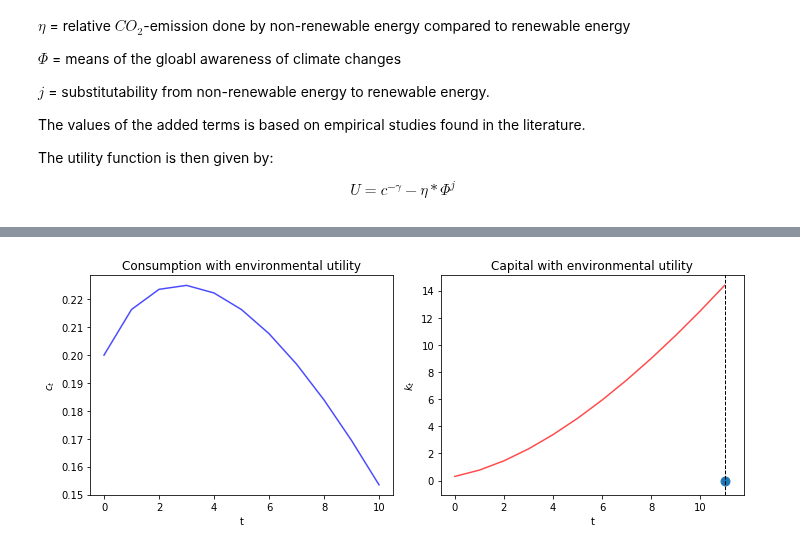
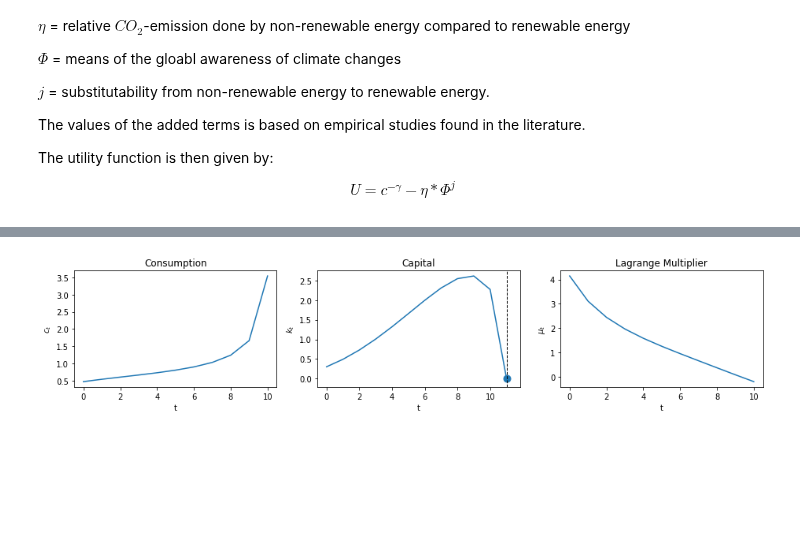
Before and after one commit to NumEconCopenhagen/projects-2020-group1, a Jupyter notebook: modelproject/modelproject.ipynb, the cells around one changed output, grey strips where cells are left out. Cells and saved outputs as stored; diff of their text form; code cells hidden in the pictures; blank space fills up the shorter version.

```diff
--- a/modelproject/modelproject.ipynb
+++ b/modelproject/modelproject.ipynb
@@ -517,49 +520,79 @@ delta=0.02
 beta=0.95
 alpha=0.33
 A=1
-epsilon=5
-theta=0.06
+epsilon=0.5
+theta=0.3
 j=0.5
 
-# Initial guesses
-T=10
-c=np.zeros(T+1) #T periods of consumption initialised to 0
-k=np.zeros(T+2) #T periods of capital initialised to 0(T+2 to include t+1 variable as well)
-k[0]=0.3 #Initial k
-c[0]=0.2 #Guess of c_0
+def bisection(c, k, gamma, delta, beta, alpha, A, tol=1e-4, max_iter=1e4, terminal=0): # Terminal is the value we are estimating towards
 
-def algorithm(c, k, gamma, delta, beta, alpha, A):
-    T = len(c)-1
-    for t in range(T):
-        k[t+1]=f(A=A, k=k[t], alpha=alpha)+(1-delta)*k[t]-c[t] # Equation 1 with inequality
-        if k[t+1]<0: #Ensuring nonnegativity
-            k[t+1]=0
-    # Equation 2: We keep in the general form to who how we would solve if we did not want to do any simplification
-        if beta*(f_prime(A=A, k=k[t+1], alpha=alpha)+(1-delta))==np.inf:
-            #Only occurs if k[t+1] is 0, in which case we will not produce anything next period, so consumption will have to go to 0
-            c[t+1]=0
-        else: c[t+1]=u_prime_inverse(u_prime(c=c[t], gamma=gamma, epsilon=epsilon, theta=theta, j=j)/(beta*(f_prime(A=A, k=k[t+1], alpha=alpha)+(1-delta))), gamma=gamma, epsilon=epsilon, theta=theta, j=j)
+    #Step 1: Initialise
+    T = len(c) - 1
+    i = 1                                    # Initial iteration
+    c_high = f(k=k[0], alpha=alpha, A=A)     # Initial high value of c
+    c_low = 0                                # Initial low value of c
 
+    path_c, path_k = algorithm(c, k, gamma, delta, beta, alpha, A)
 
-#Terminal condition calculation
-    k[T+1]=f(A=A, k=k[T], alpha=alpha)+(1-delta)*k[T]-c[T]
+    #Step 2-4: Main
+    while (np.abs((path_k[T+1] - terminal)) > tol or path_k[T] == terminal) and i < max_iter:
 
-    return c, k
+        # Step 2: Midpoint and associated value
+        c[0] = (c_high + c_low) / 2
+        path_c, path_k = algorithm(c, k, gamma, delta, beta, alpha, A)
 
-paths = algorithm(c, k, gamma, delta, beta, alpha, A)
+        # Step 3: Determine sub-interval
+        if path_k[T+1] - terminal > tol:
+            # If assets are too high the c[0] we chose is a lower bound on possible values of c[0]
+            c_low = c[0]
+        elif path_k[T+1] - terminal < -tol:
+            # If assets fell too quickly, the c[0] we chose is an upper bound on possible values of c[0]
+            c_high=c[0]
+        elif path_k[T] == terminal:
+            # If assets fell too quickly, the c[0] we chose is now an uppernbound on possible values of c[0]
+            c_high=c[0]
 
-fig, axes = plt.subplots(1, 2, figsize=(10, 4))
-colors = ['blue', 'red']
-titles = ['Consumption with environmental utility', 'Capital with environmental utility']
-ylabels = ['$c_t$', '$k_t$']
+        i += 1
 
-for path, color, title, y, ax in zip(paths, colors, titles, ylabels, axes):
-    ax.plot(path, c=color, alpha=0.7)
-    ax.set(title=title, ylabel=y, xlabel='t')
+    if np.abs(path_k[T+1] - terminal) < tol and path_k[T] != terminal:
+        print('Bisection method successful. Converged on iteration', i-1)
+    else:
+        print('Bisection method failed')
 
-ax.scatter(T+1, 0, s=80)
-ax.axvline(T+1, color='k', ls='--', lw=1)
+    u = u_prime(c=path_c, gamma=gamma, epsilon=epsilon, theta=theta, j=j)
+    return path_c, path_k, u
 
-plt.tight_layout()
-plt.show()
+    T = 10
+c = np.zeros(T+1) # T periods of consumption initialised to 0
+# T periods of capital initialised to 0. T+2 to include t+1 variable as well
+k = np.zeros(T+2)
+
+k[0] = 0.3 # Initial k
+c[0] = 0.3 # Initial guess of c_0
+
+paths = bisection(c, k, gamma, delta, beta, alpha, A)
+
+def plot_paths(paths, axes=None, ss=None):
+
+    T = len(paths[0])
+
+    if axes is None:
+        fix, axes = plt.subplots(1, 3, figsize=(13, 3))
+
+    ylabels = ['$c_t$', '$k_t$', '$\mu_t$']
+    titles = ['Consumption', 'Capital', 'Lagrange Multiplier']
+
+    for path, y, title, ax in zip(paths, ylabels, titles, axes):
+        ax.plot(path)
+        ax.set(ylabel=y, title=title, xlabel='t')
+
+    #Plotting the steady state value of k
+    if ss is not None:
+        axes[1].axhline(ss, c='k', ls='--', lw=1)
+
+    axes[1].axvline(T, c='k', ls='--', lw=1)
+    axes[1].scatter(T, paths[1][-1], s=80)
+    plt.tight_layout()
+
+plot_paths(paths)
 # %% [output]
@@ -566 +600 @@ plt.show()
-[figure, old version]
+[figure, new version]
```
Also changed, not shown: parts of 8 cells of this notebook.
